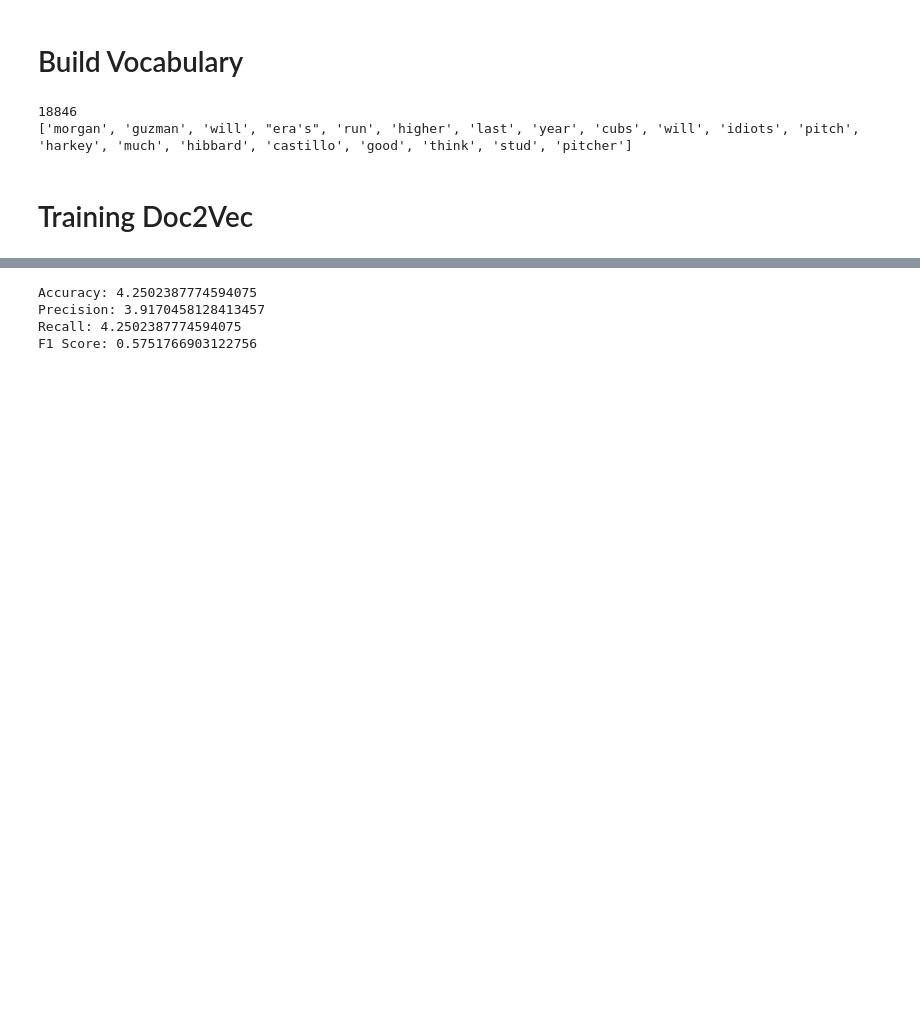
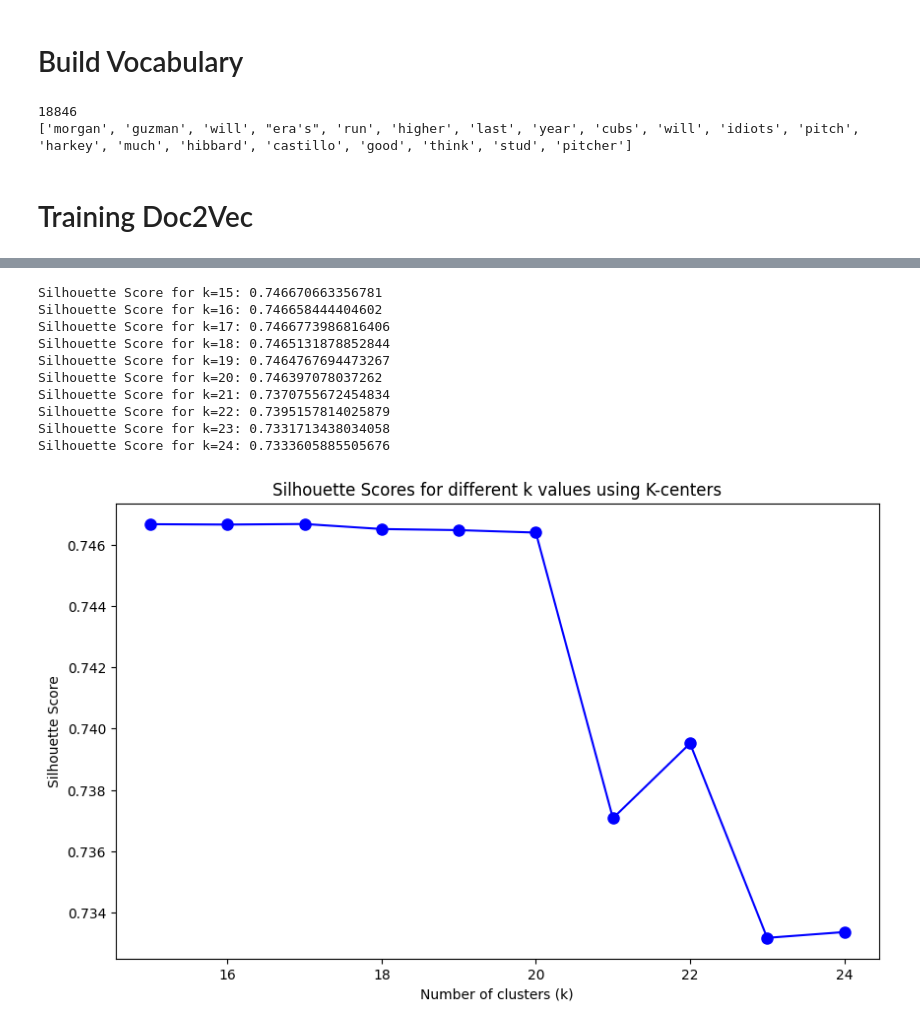
Before and after one commit to chethana613/document_clustering, a Jupyter notebook: Data_Clustering_Project_K_Center.ipynb, the cells around one changed output, grey strips where cells are left out. Cells and saved outputs as stored; diff of their text form; code cells hidden in the pictures; blank space fills up the shorter version.

```diff
--- a/Data_Clustering_Project_K_Center.ipynb
+++ b/Data_Clustering_Project_K_Center.ipynb
@@ -556,29 +278,46 @@ NMI std for BoW K-centers: 0.006536
-# %%
-from sklearn.svm import SVC
-from sklearn.metrics import accuracy_score, precision_score, recall_score, f1_score
-
-# Assuming `X_transformed` and `gnd_labels` are available and have consistent dimensions
-# `clusters` should have the same length as `X_transformed`
-
-# Train SVM model using the cluster labels obtained from K-center
-svm_model = SVC()
-svm_model.fit(X_transformed, clusters)  # clusters contain the K-center cluster labels
-
-# Predict labels using SVM model
-svm_pred_labels = svm_model.predict(X_transformed)
-
-# Evaluate metrics
-accuracy = accuracy_score(gnd_labels, svm_pred_labels)
-precision = precision_score(gnd_labels, svm_pred_labels, average='weighted')
-recall = recall_score(gnd_labels, svm_pred_labels, average='weighted')
-f1 = f1_score(gnd_labels, svm_pred_labels, average='weighted')
-
-print("Accuracy:", accuracy * 100)
-print("Precision:", precision * 100)
-print("Recall:", recall * 100)
-print("F1 Score:", f1 * 100)
-# %% [output]
-Accuracy: 4.2502387774594075
-Precision: 3.9170458128413457
-Recall: 4.2502387774594075
-F1 Score: 0.5751766903122756
+# %%
+from sklearn.metrics import silhouette_score
+import matplotlib.pyplot as plt
+import numpy as np
+
+def k_centers(X, k):
+    centers = [X[np.random.choice(range(len(X)))]]
+    for _ in range(1, k):
+        distances = np.array([min(np.linalg.norm(x - c) for c in centers) for x in X])
+        new_center = X[np.argmax(distances)]
+        centers.append(new_center)
+    return np.array(centers)
+
+def assign_clusters(X, centers):
+    return np.argmin([[np.linalg.norm(x - center) for center in centers] for x in X], axis=1)
+
+# Calculate silhouette scores for k values around the suspected optimal number
+k_values = range(15, 25)
+silhouette_scores = []
+
+for k in k_values:
+    centers = k_centers(doc_vectors, k)
+    clusters = assign_clusters(doc_vectors, centers)
+    silhouette_avg = silhouette_score(doc_vectors, clusters)
+    silhouette_scores.append(silhouette_avg)
+    print(f"Silhouette Score for k={k}: {silhouette_avg}")
+
+# Plot silhouette scores
+plt.figure(figsize=(10, 6))
+plt.plot(k_values, silhouette_scores, 'bo-', markersize=8)
+plt.xlabel('Number of clusters (k)')
+plt.ylabel('Silhouette Score')
+plt.title('Silhouette Scores for different k values using K-centers')
+plt.show()
+# %% [output]
+Silhouette Score for k=15: 0.746670663356781
+Silhouette Score for k=16: 0.746658444404602
+Silhouette Score for k=17: 0.7466773986816406
+Silhouette Score for k=18: 0.7465131878852844
+Silhouette Score for k=19: 0.7464767694473267
+Silhouette Score for k=20: 0.746397078037262
+Silhouette Score for k=21: 0.7370755672454834
+Silhouette Score for k=22: 0.7395157814025879
+Silhouette Score for k=23: 0.7331713438034058
+Silhouette Score for k=24: 0.7333605885505676
+[figure, added]
```
Also changed, not shown: parts of 14 cells of this notebook.
